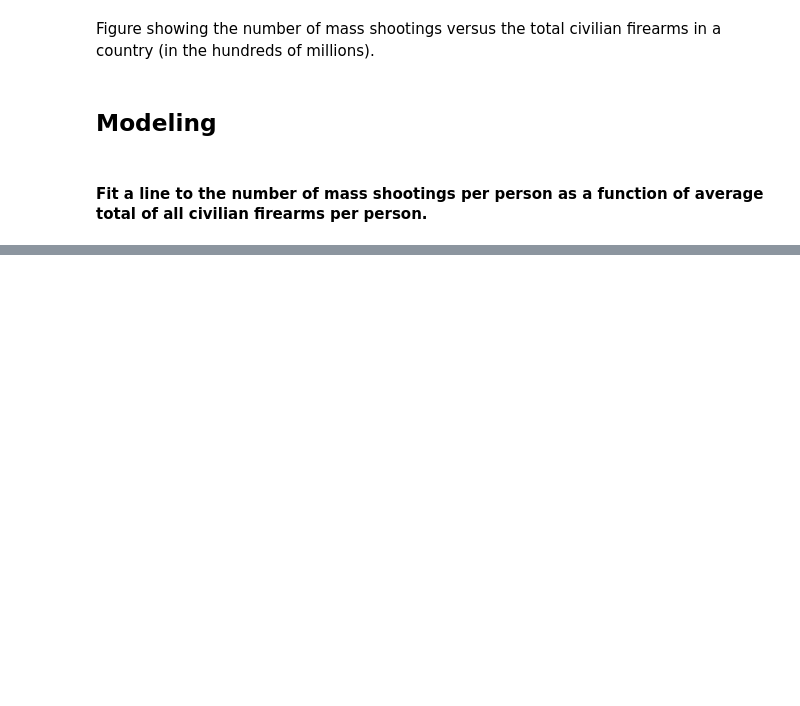
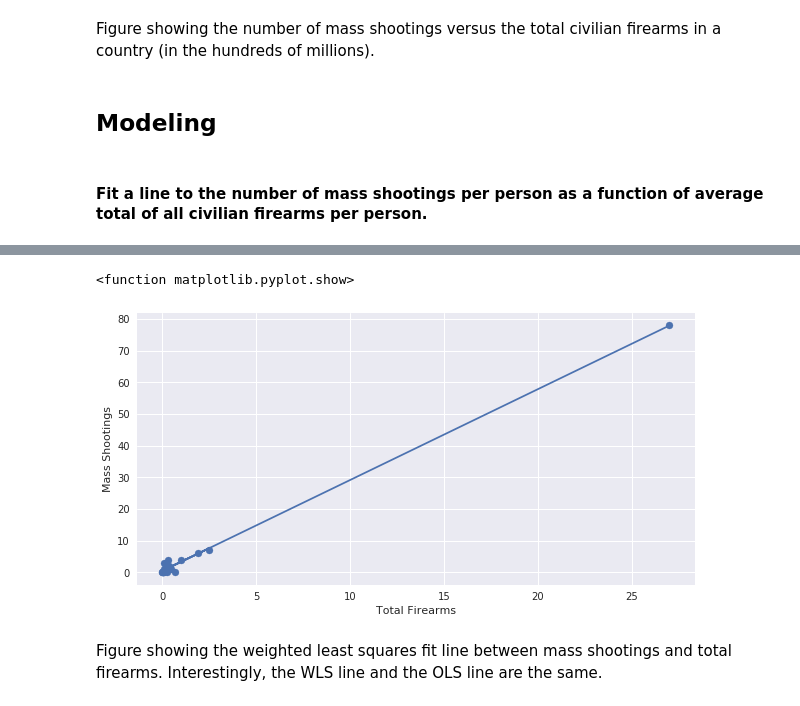
Before and after one commit to tharma3/PUI2018_mrn291, a Jupyter notebook: HW9_mrn291/Assignment_3.ipynb, the cells around one changed output, grey strips where cells are left out. Saved outputs shown, nothing was run; the diff lists cells and outputs as text; code cells hidden in the pictures; blank space fills up the shorter version.

```diff
--- a/HW9_mrn291/Assignment_3.ipynb
+++ b/HW9_mrn291/Assignment_3.ipynb
@@ -309,0 +362,9 @@ Figure showing the number of mass shootings versus the total civilian firearms i
+# %%
+y = world_gun.mass_shootings
+x = world_gun.avg_total_firearms / 10000000
+x = sm.add_constant(x)
+
+model = sm.WLS(y,x).fit()
+constant, slope = model.params
+
+model.summary()
@@ -309,0 +389,17 @@ Figure showing the number of mass shootings versus the total civilian firearms i
+# %%
+y = world_gun.mass_shootings
+x = world_gun.avg_total_firearms / 10000000
+
+plt.figure(figsize = (10,5))
+plt.scatter(x, y)
+plt.ylabel("Mass Shootings")
+plt.xlabel("Total Firearms")
+
+plt.plot(x, constant + slope * x)
+#plt.legend(loc=2)
+plt.show
+# %% [output]
+<function matplotlib.pyplot.show>
+[figure, added]
+# %% [markdown]
+Figure showing the weighted least squares fit line between mass shootings and total firearms. Interestingly, the WLS line and the OLS line are the same.
```
Also changed, not shown: parts of 15 cells of this notebook.
